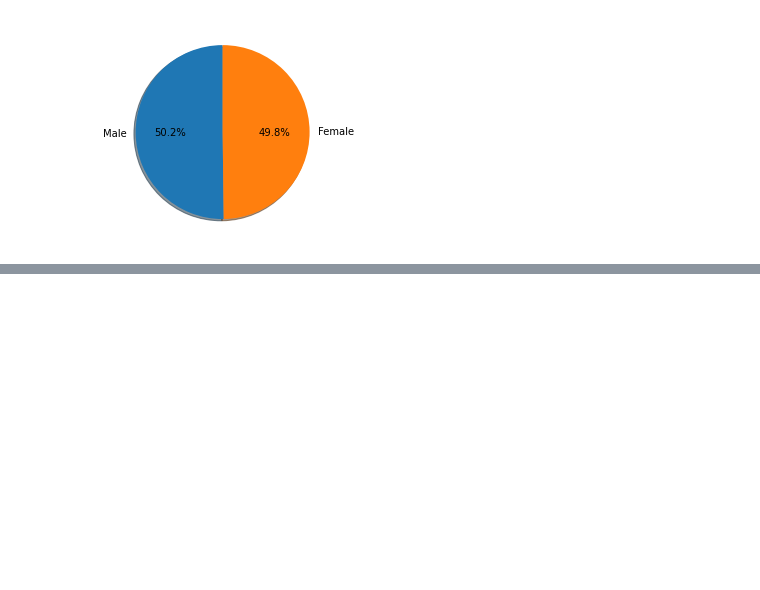
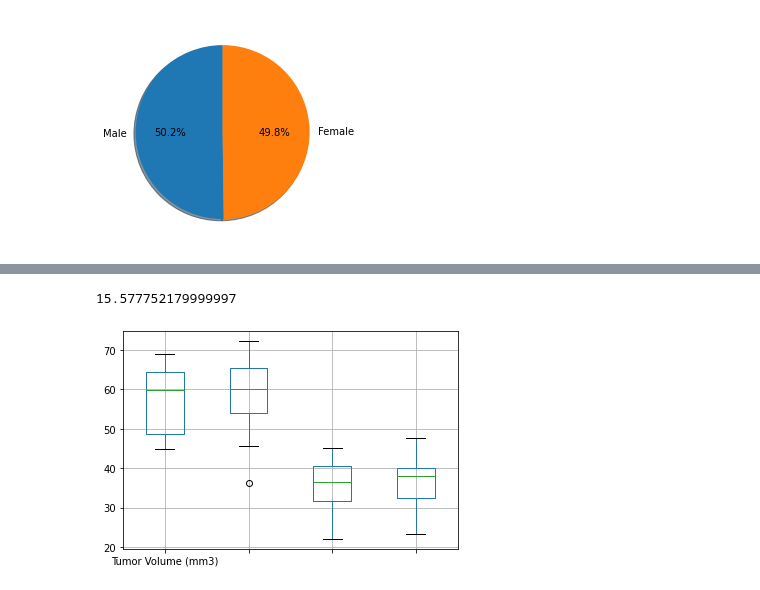
Before and after one commit to cmagnotta/matplotlib-challenge, a Jupyter notebook: matplotlib.ipynb, the cells around one changed output, grey strips where cells are left out. Drawn from its saved outputs; the diff is of its cells as text; code cells hidden in the pictures; blank space fills up the shorter version.

Commit message:
completed the assignment. added my own multi-line chart for fun

```diff
--- a/matplotlib.ipynb
+++ b/matplotlib.ipynb
@@ -384,0 +452,5 @@ ax1.pie(gender_countDF, labels=labels, autopct='%1.1f%%',
+# %%
+Ramicane_last = Ramicane.groupby('Mouse ID').max()['Timepoint']
+Ramicane_vol = pd.DataFrame(Ramicane_last)
+Ramicane_df = pd.merge(Ramicane_vol, clean_results, on=("Mouse ID","Timepoint"),how="left")
+Ramicane_df
@@ -384,0 +475,6 @@ ax1.pie(gender_countDF, labels=labels, autopct='%1.1f%%',
+# %%
+#Infubinol
+Infubinol_last = Infubinol.groupby('Mouse ID').max()['Timepoint']
+Infubinol_vol = pd.DataFrame(Infubinol_last)
+Infubinol_df = pd.merge(Infubinol_vol, clean_results, on=("Mouse ID","Timepoint"),how="left")
+Infubinol_df
@@ -384,0 +499,6 @@ ax1.pie(gender_countDF, labels=labels, autopct='%1.1f%%',
+# %%
+#Ceftamin
+Ceftamin_last = Ceftamin.groupby('Mouse ID').max()['Timepoint']
+Ceftamin_vol = pd.DataFrame(Ceftamin_last)
+Ceftamin_df = pd.merge(Ceftamin_vol, clean_results, on=("Mouse ID","Timepoint"),how="left")
+Ceftamin_df
@@ -384,0 +580,4 @@ ax1.pie(gender_countDF, labels=labels, autopct='%1.1f%%',
+# %%
+Ceftamin_iqr
+# %% [output]
+15.577752179999997
@@ -384,0 +588,8 @@ ax1.pie(gender_countDF, labels=labels, autopct='%1.1f%%',
+# %%
+# Generate a box plot of the final tumor volume of each mouse across four regimens of interest
+
+data_to_plot = pd.concat([Ceftamin_df, Infubinol_df, Ramicane_df, Capomulin_df], axis=1)
+# %%
+boxplot = data_to_plot.boxplot(column=['Tumor Volume (mm3)'])
+# %% [output]
+[figure, added]
```
Also changed, not shown: parts of 41 cells of this notebook.
